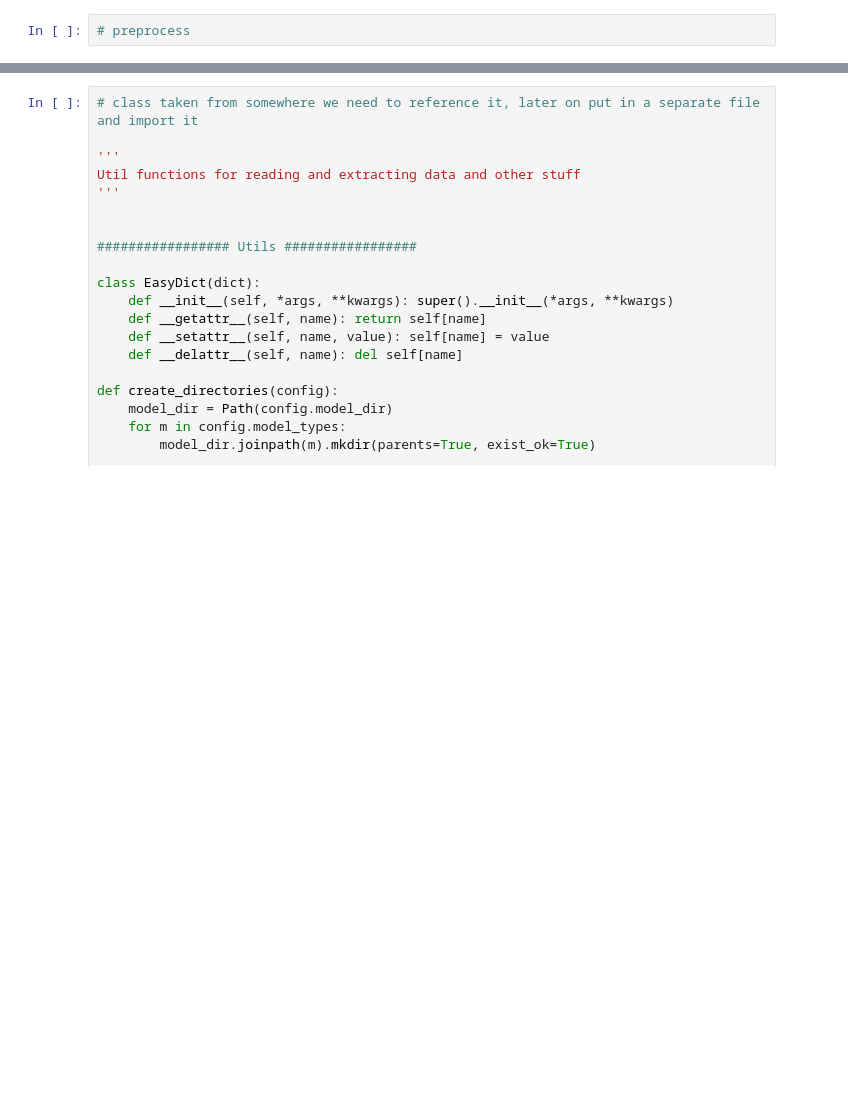
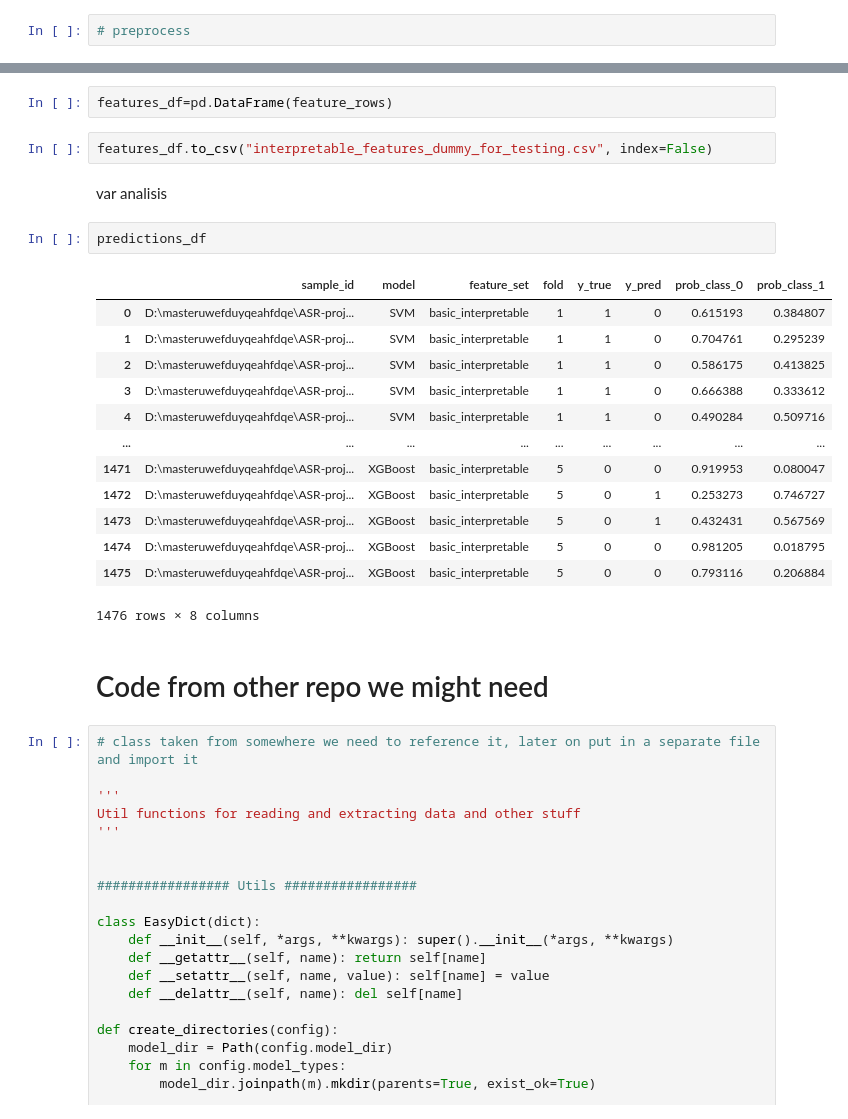
Before and after one commit to krisssnv/ASR-project, a Jupyter notebook: Копие_на_ASR_sandbox.ipynb, the cells around one changed output, grey strips where cells are left out. Drawn from its saved outputs; the diff is of its cells as text; blank space fills up the shorter version.

```diff
--- a/Копие_на_ASR_sandbox.ipynb
+++ b/Копие_на_ASR_sandbox.ipynb
@@ -615,3 +260,27 @@ if __name__ == "__main__":
+# %%
+features_df=pd.DataFrame(feature_rows)
+# %%
+features_df.to_csv("interpretable_features_dummy_for_testing.csv", index=False)
+# %% [markdown]
+var analisis
+# %%
+predictions_df
+# %% [output]
+|  | sample_id | model | feature_set | fold | y_true | y_pred | prob_class_0 | prob_class_1 |
+| 0 | D:\masteruwefduyqeahfdqe\ASR-proj... | SVM | basic_interpretable | 1 | 1 | 0 | 0.615193 | 0.384807 |
+| 1 | D:\masteruwefduyqeahfdqe\ASR-proj... | SVM | basic_interpretable | 1 | 1 | 0 | 0.704761 | 0.295239 |
+| 2 | D:\masteruwefduyqeahfdqe\ASR-proj... | SVM | basic_interpretable | 1 | 1 | 0 | 0.586175 | 0.413825 |
+| 3 | D:\masteruwefduyqeahfdqe\ASR-proj... | SVM | basic_interpretable | 1 | 1 | 0 | 0.666388 | 0.333612 |
+| 4 | D:\masteruwefduyqeahfdqe\ASR-proj... | SVM | basic_interpretable | 1 | 1 | 0 | 0.490284 | 0.509716 |
+| ... | ... | ... | ... | ... | ... | ... | ... | ... |
+| 1471 | D:\masteruwefduyqeahfdqe\ASR-proj... | XGBoost | basic_interpretable | 5 | 0 | 0 | 0.919953 | 0.080047 |
+| 1472 | D:\masteruwefduyqeahfdqe\ASR-proj... | XGBoost | basic_interpretable | 5 | 0 | 1 | 0.253273 | 0.746727 |
+| 1473 | D:\masteruwefduyqeahfdqe\ASR-proj... | XGBoost | basic_interpretable | 5 | 0 | 1 | 0.432431 | 0.567569 |
+| 1474 | D:\masteruwefduyqeahfdqe\ASR-proj... | XGBoost | basic_interpretable | 5 | 0 | 0 | 0.981205 | 0.018795 |
+| 1475 | D:\masteruwefduyqeahfdqe\ASR-proj... | XGBoost | basic_interpretable | 5 | 0 | 0 | 0.793116 | 0.206884 |
+1476 rows × 8 columns
+# %% [markdown]
+# Code from other repo we might need
 # %%
 # class taken from somewhere we need to reference it, later on put in a separate file and import it
 
```
Also changed, not shown: parts of 7 cells of this notebook.
